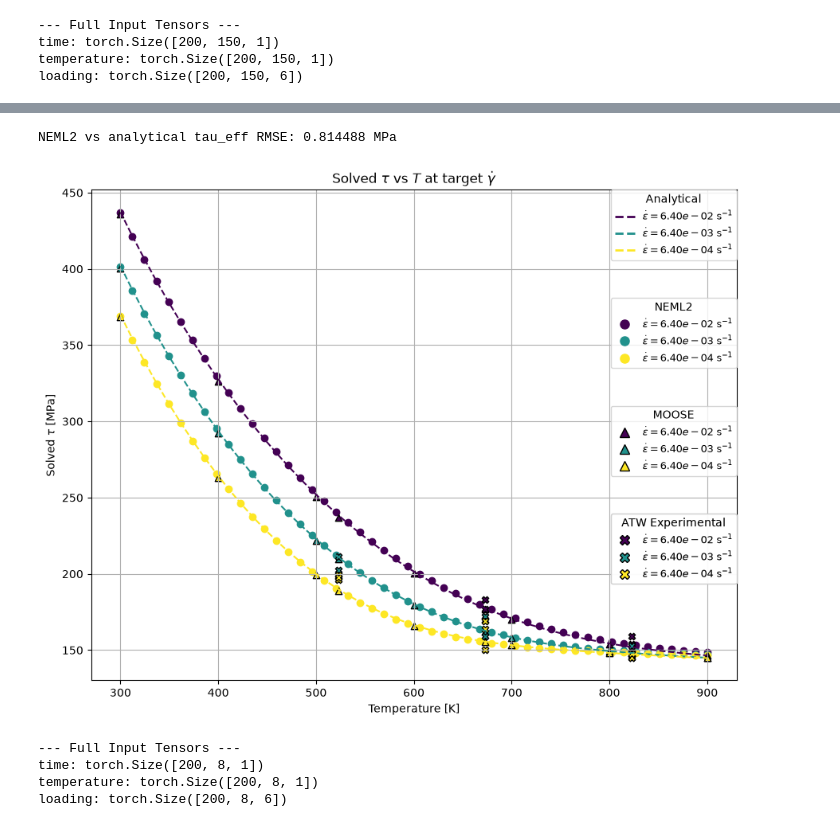
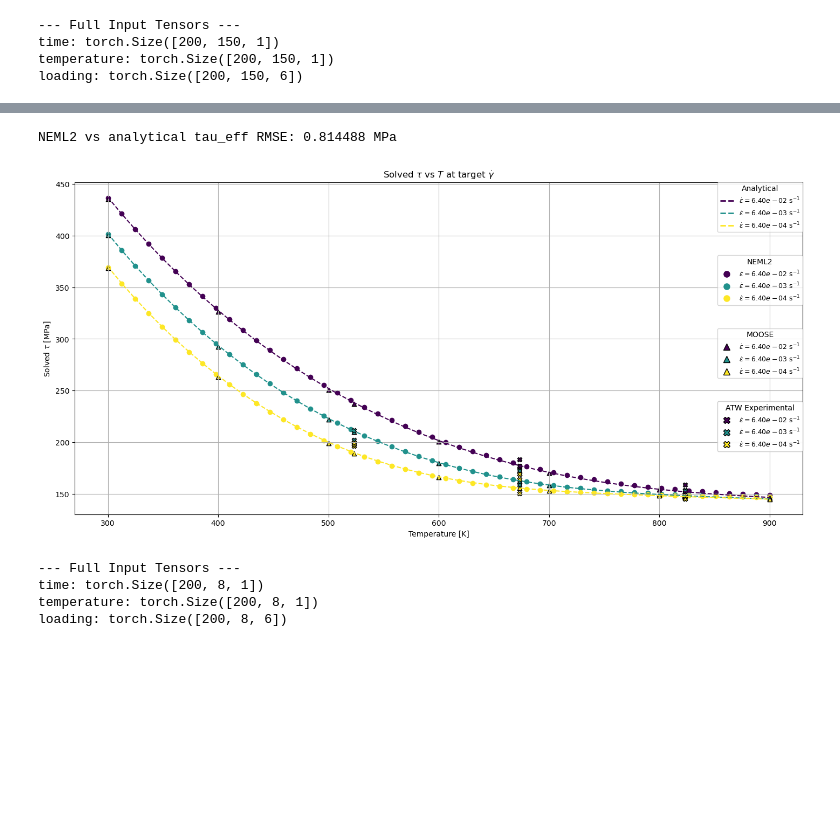
Before and after one commit to ColinMG2/neml2, a Jupyter notebook: cmg_projects/tungsten_deterministic.ipynb, the cells around one changed output, grey strips where cells are left out. Saved outputs shown, nothing was run; the diff lists cells and outputs as text; code cells hidden in the pictures; blank space fills up the shorter version.

```diff
--- a/cmg_projects/tungsten_deterministic.ipynb
+++ b/cmg_projects/tungsten_deterministic.ipynb
@@ -175,10 +199,6 @@ time: torch.Size([200, 150, 1])
 temperature: torch.Size([200, 150, 1])
 loading: torch.Size([200, 150, 6])
 # %%
-print(20 * "=" + " Available Parameters " + 20 * "=")
-for n, p in model.named_parameters():
-    print(f"{n}: {p}\n")
-
 nmodel_inner = neml2.load_model("tungsten.i", "implicit_rate")
 
 print(20 * "=" + " Available Buffers " + 20 * "=")
@@ -188,8 +208,8 @@ for n, b in nmodel_inner.named_buffers():
 k1 = model.get_parameter("discrete_equations.rho_m_rate_k1").data.item()
 k2_0 = model.get_parameter("discrete_equations.rho_m_rate_k2_0").data.item()
 Q_d = model.get_parameter("discrete_equations.rho_m_rate_Q_d").data.item()
-c_lath = model.get_parameter("discrete_equations.L_c_lath").data.item()
-d_lath = model.get_parameter("discrete_equations.L_d_lath").data.item()
+c_lath = 1.0
+d_lath = 0.5
 k_B = nmodel_inner.get_buffer("v_disl.k_B").data.item()
 rho_m = model.initial_rho_m
 lambda_micro = c_lath / d_lath
@@ -569,7 +588,7 @@ neml2_tau_eff_np = tau_eff.detach().cpu().numpy().reshape(-1)
 # Plotting for Analytical, NEML2, MOOSE, and ATW datasets
 # =======================================================
 
-fig, ax = plt.subplots(figsize=(12, 8))
+fig, ax = plt.subplots(figsize=(20, 8))
 colors = plt.cm.viridis(np.linspace(0, 1, len(erate)))
 
 # Analytical plot
@@ -629,9 +648,9 @@ ATW_temps_list = []
 ATW_rates_list = []
 for i, label in enumerate(strain_data):
     ATW_flow_stress = stress_data[label][-1]
-    ATW_tau_eff = ATW_flow_stress * m_exp
-    ATW_rates = next(r for T, r, l in exp_conditions if l==label)
-    ATW_temps = next(T for T, r, l in exp_conditions if l==label)
+    ATW_tau_eff = ATW_flow_stress.cpu() * m_exp
+    ATW_rates = next(r for T, r, l in exp_conditions if l == label)
+    ATW_temps = next(T for T, r, l in exp_conditions if l == label)
     ATW_tau_eff_list.append(ATW_tau_eff)
     ATW_temps_list.append(ATW_temps)
     ATW_rates_list.append(ATW_rates)
@@ -643,99 +662,133 @@ ATW_rates_np = np.array(ATW_rates_list)
 # ATW plot
 for i, target_rate in enumerate(erate):
     rate_mask = np.isclose(ATW_rates_np, target_rate, rtol=1e-6, atol=1e-12)
-    ax.scatter(ATW_temps_np[rate_mask], ATW_tau_eff_np[rate_mask],
-               color=colors[i], marker="X", edgecolors="k",
-               label=rf"ATW, $\dot{{\epsilon}}={target_rate:.2e}$ $s^{{-1}}$")
+    ax.scatter(
+        ATW_temps_np[rate_mask],
+        ATW_tau_eff_np[rate_mask],
+        color=colors[i],
+        marker="X",
+        edgecolors="k",
+        label=rf"ATW, $\dot{{\epsilon}}={target_rate:.2e}$ $s^{{-1}}$",
+    )
 
 # =======================================================
 # Legends
 # =======================================================
 analytical_handles = [
-    Line2D([0], [0], color=colors[i], lw=2, linestyle="--",
-           label=fr"$\dot{{\epsilon}}={target_rate:.2e}$ s$^{{-1}}$")
-           for i, target_rate in enumerate(erate)
+    Line2D(
+        [0],
+        [0],
+        color=colors[i],
+        lw=2,
+        linestyle="--",
+        label=rf"$\dot{{\epsilon}}={target_rate:.2e}$ s$^{{-1}}$",
+    )
+    for i, target_rate in enumerate(erate)
 ]
 
 neml2_handles = [
-    Line2D([0], [0], color=colors[i], marker="o", linestyle="None",
-           markersize=8, label=rf"$\dot{{\epsilon}}={target_rate:.2e}$ s$^{{-1}}$")
-           for i, target_rate in enumerate(erate)
+    Line2D(
+        [0],
+        [0],
+        color=colors[i],
+        marker="o",
+        linestyle="None",
+        markersize=8,
+        label=rf"$\dot{{\epsilon}}={target_rate:.2e}$ s$^{{-1}}$",
+    )
+    for i, target_rate in enumerate(erate)
 ]
 
 moose_handles = [
-    Line2D([0], [0], color=colors[i], marker="^", linestyle="None", markeredgecolor="k",
-           markersize=8, label=rf"$\dot{{\epsilon}}={target_rate:.2e}$ s$^{{-1}}$")
-           for i, target_rate in enumerate(erate)
+    Line2D(
+        [0],
+        [0],
+        color=colors[i],
+        marker="^",
+        linestyle="None",
+        markeredgecolor="k",
+        markersize=8,
+        label=rf"$\dot{{\epsilon}}={target_rate:.2e}$ s$^{{-1}}$",
+    )
+    for i, target_rate in enumerate(erate)
 ]
 
 atw_handles = [
-    Line2D([0], [0], color=colors[i], marker="X", linestyle="None", markeredgecolor="k",
-           markersize=8, label=rf"$\dot{{\epsilon}}={target_rate:.2e}$ s$^{{-1}}$")
-           for i, target_rate in enumerate(erate)
+    Line2D(
+        [0],
+        [0],
+        color=colors[i],
+        marker="X",
+        linestyle="None",
+        markeredgecolor="k",
+        markersize=8,
+        label=rf"$\dot{{\epsilon}}={target_rate:.2e}$ s$^{{-1}}$",
+    )
+    for i, target_rate in enumerate(erate)
 ]
 
 legend_analytical = ax.legend(
     handles=analytical_handles,
     loc="upper right",
-    bbox_to_anchor=(1.0,1.0),
+    bbox_to_anchor=(1.0, 1.0),
     fontsize=9,
     title="Analytical",
-    borderaxespad=0.0
-    )
+    borderaxespad=0.0,
+)
 ax.add_artist(legend_analytical)
 
 legend_neml2 = ax.legend(
     handles=neml2_handles,
     loc="upper right",
-    bbox_to_anchor=(1.0,0.78),
+    bbox_to_anchor=(1.0, 0.78),
     fontsize=9,
     title="NEML2",
-    borderaxespad=0.0
+    borderaxespad=0.0,
 )
 ax.add_artist(legend_neml2)
 
 legend_moose = ax.legend(
     handles=moose_handles,
     loc="upper right",
-    bbox_to_anchor=(1.0,0.56),
+    bbox_to_anchor=(1.0, 0.56),
     fontsize=9,
     title="MOOSE",
-    borderaxespad=0.0
+    borderaxespad=0.0,
 )
 ax.add_artist(legend_moose)
 
 legend_atw = ax.legend(
     handles=atw_handles,
     loc="upper right",
-    bbox_to_anchor=(1.0,0.34),
+    bbox_to_anchor=(1.0, 0.34),
     fontsize=9,
     title="ATW Experimental",
-    borderaxespad=0.0
+    borderaxespad=0.0,
 )
 ax.add_artist(legend_atw)
 
 fig.subplots_adjust(right=0.8)
 
 # Evaluate the analytical solution at the exact NEML2 temperatures for a numerical comparison.
 analytical_tau_at_neml2 = np.array(
     [
         solve_tau_for_g_dot(rate / m, temperature_value)
         for rate, temperature_value in zip(batch_rate_np, batch_temperature_np)
     ]
 )
 valid = np.isfinite(analytical_tau_at_neml2) & np.isfinite(neml2_tau_eff_np)
 if np.any(valid):
     rmse = np.sqrt(np.mean((analytical_tau_at_neml2[valid] - neml2_tau_eff_np[valid]) ** 2))
     print(f"NEML2 vs analytical tau_eff RMSE: {rmse:.6g} MPa")
 
 ax.set_xlabel("Temperature [K]")
 ax.set_ylabel(r"Solved $\tau$ [MPa]")
 ax.set_title(r"Solved $\tau$ vs $T$ at target $\dot{\gamma}$")
 ax.grid(True)
 plt.show()
 # %% [output]
 NEML2 vs analytical tau_eff RMSE: 0.814488 MPa
-[figure, old version]
+[figure, new version]
 # %%
 batch_conditions = [
     (523.15, 6.4e-4),
```
Also changed, not shown: parts of 21 cells of this notebook.
